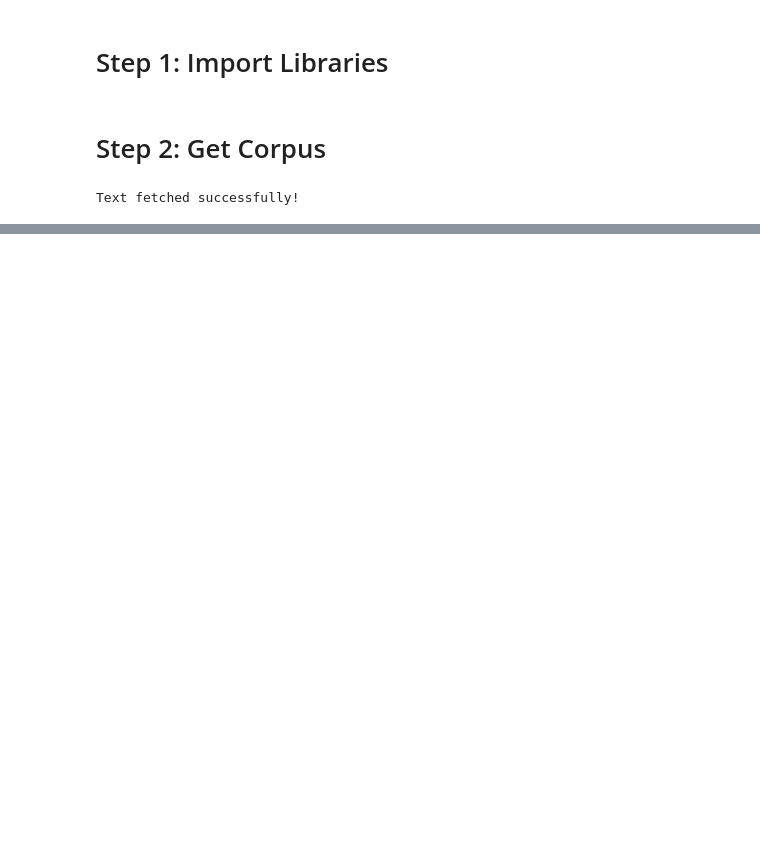
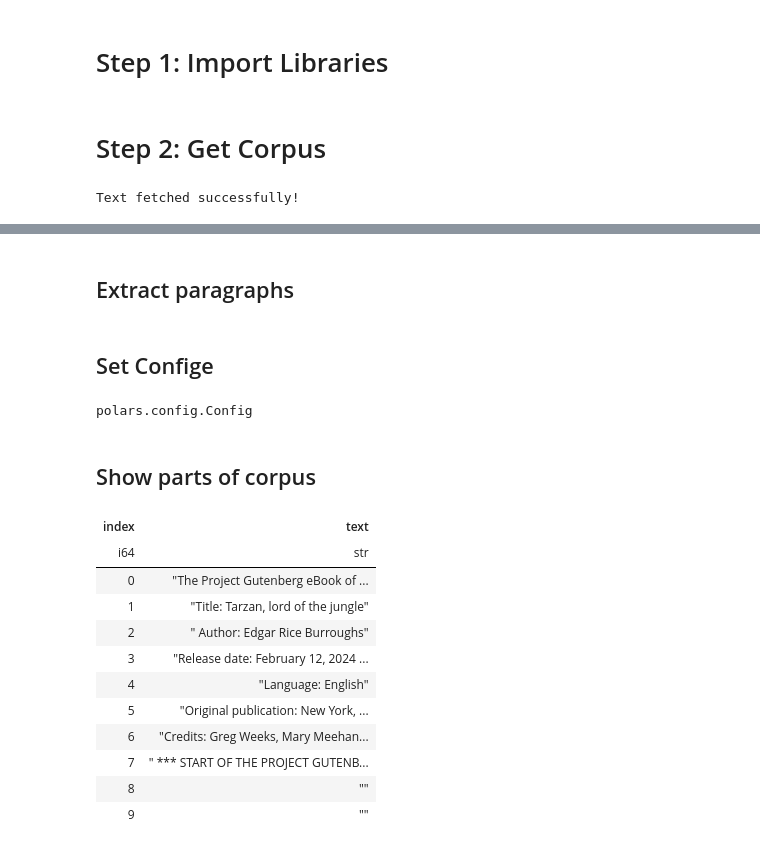
Before and after one commit to AsadiAhmad/Word-Predictor, a Jupyter notebook: Code/Word_Predictor_N_gram.ipynb, the cells around one changed output, grey strips where cells are left out. Drawn from its saved outputs; the diff is of its cells as text; code cells hidden in the pictures; blank space fills up the shorter version.

```diff
--- a/Code/Word_Predictor_N_gram.ipynb
+++ b/Code/Word_Predictor_N_gram.ipynb
@@ -21,0 +27,2 @@ Text fetched successfully!
+# %% [markdown]
+## Extract paragraphs
@@ -21,0 +36,26 @@ Text fetched successfully!
+# %% [markdown]
+## Set Confige
+# %%
+pl.Config.set_tbl_rows(-1)
+pl.Config.set_tbl_cols(-1)
+pl.Config.set_fmt_str_lengths(100)
+pl.Config.set_fmt_table_cell_list_len(100)
+# %% [output]
+polars.config.Config
+# %% [markdown]
+## Show parts of corpus
+# %%
+paragraphs_df.head(10)
+# %% [output]
+| index | text |
+| i64 | str |
+| 0 | "﻿The Project Gutenberg eBook of ... |
+| 1 | "Title: Tarzan, lord of the jungle" |
+| 2 | " Author: Edgar Rice Burroughs" |
+| 3 | "Release date: February 12, 2024 ... |
+| 4 | "Language: English" |
+| 5 | "Original publication: New York, ... |
+| 6 | "Credits: Greg Weeks, Mary Meehan... |
+| 7 | " *** START OF THE PROJECT GUTENB... |
+| 8 | "" |
+| 9 | "" |
```
Also changed, not shown: parts of 14 cells of this notebook.
